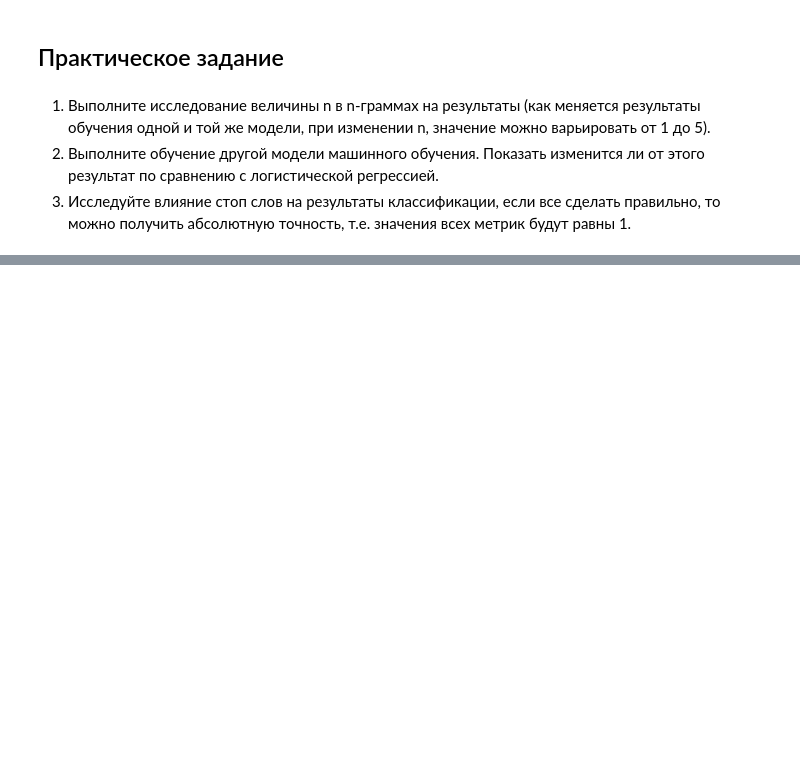
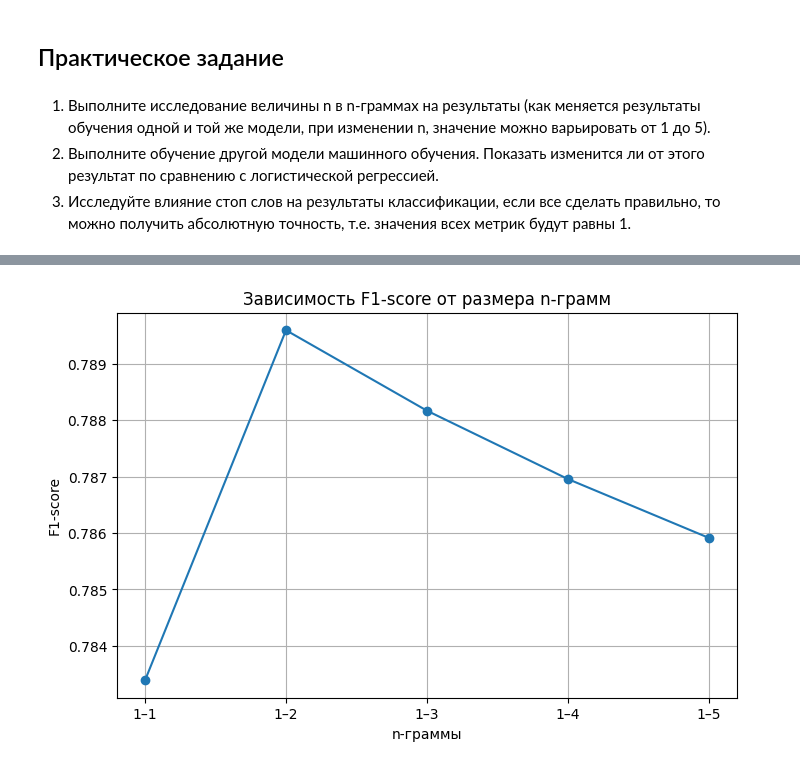
Before and after one commit to ProgKenhy/bfu_nlp_labs, a Jupyter notebook: labs/lab_2/Практика_02_TF-IDF.ipynb, the cells around one changed output, grey strips where cells are left out. Cells and saved outputs as stored; diff of their text form; code cells hidden in the pictures; blank space fills up the shorter version.

```diff
--- a/labs/lab_2/Практика_02_TF-IDF.ipynb
+++ b/labs/lab_2/Практика_02_TF-IDF.ipynb
@@ -427,0 +505,2 @@ Wall time: 2min 52s
+# %%
+noise += ['``']
@@ -427,0 +518,7 @@ Wall time: 2min 52s
+# %%
+for i in range (1, 6):
+    smart_vectorizer = CountVectorizer(ngram_range=(i, i),
+                                   tokenizer=word_tokenize,
+                                   stop_words=noise,
+                                   token_pattern=None)
+    fit_and_check(smart_vectorizer)
@@ -427,0 +571,22 @@ Wall time: 2min 52s
+# %%
+results = []
+
+for n in range(1, 6):
+    metrics = train_and_evaluate_ngram(
+        n,
+        x_train,
+        y_train,
+        x_test,
+        y_test,
+        noise
+    )
+    results.append(metrics)
+# %%
+df_results = pd.DataFrame(results)
+
+df_results.style.format({
+    "Accuracy": "{:.4f}",
+    "Precision": "{:.4f}",
+    "Recall": "{:.4f}",
+    "F1-score": "{:.4f}"
+}).background_gradient(cmap="Blues")
@@ -427,0 +600,12 @@ Wall time: 2min 52s
+# %%
+import matplotlib.pyplot as plt
+
+plt.figure(figsize=(8, 5))
+plt.plot(df_results["n-gram"], df_results["F1-score"], marker="o")
+plt.title("Зависимость F1-score от размера n-грамм")
+plt.xlabel("n-граммы")
+plt.ylabel("F1-score")
+plt.grid(True)
+plt.show()
+# %% [output]
+[figure, added]
```
Also changed, not shown: parts of 25 cells of this notebook.
